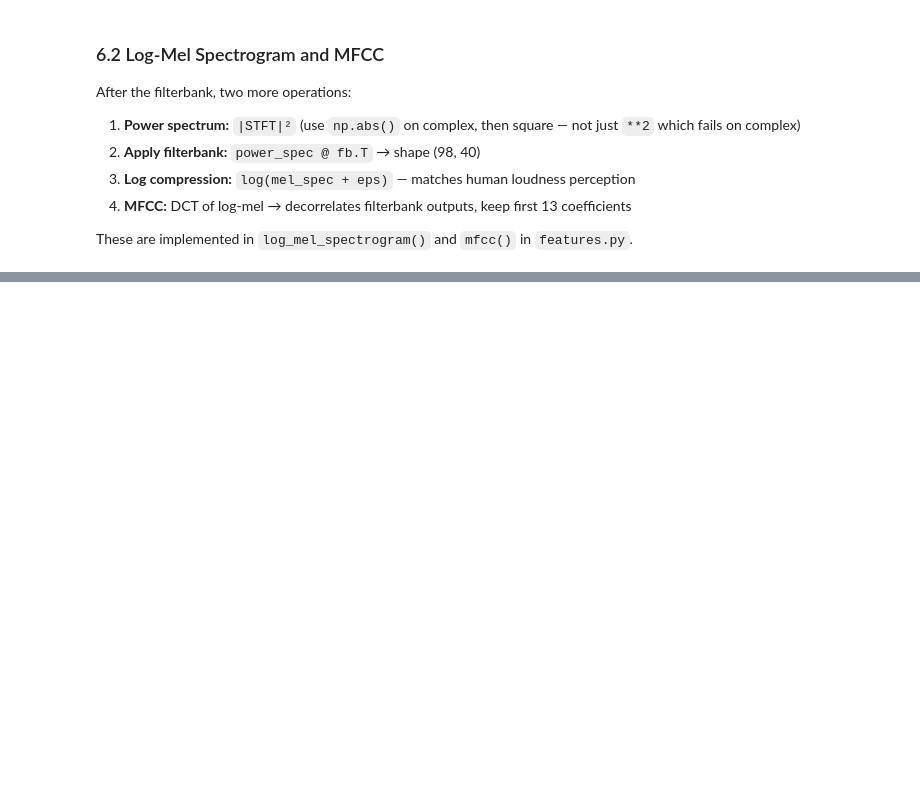
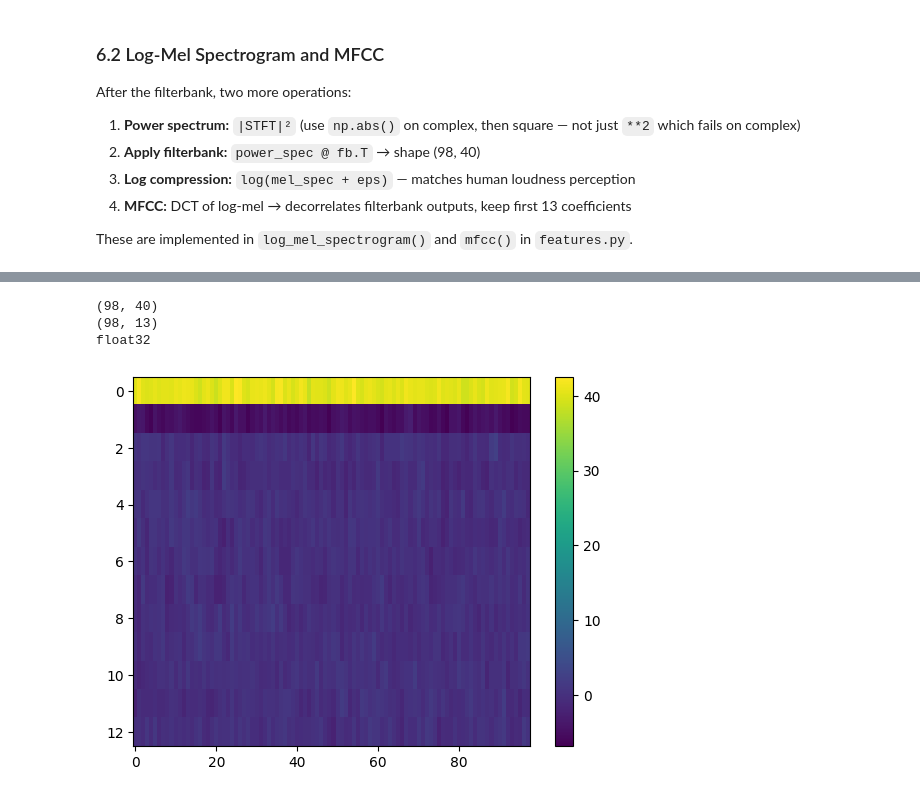
Before and after one commit to FengkaiLiu/my_KWS, a Jupyter notebook: notebooks/01_eda.ipynb, the cells around one changed output, grey strips where cells are left out. Drawn from its saved outputs; the diff is of its cells as text; code cells hidden in the pictures; blank space fills up the shorter version.

```diff
--- a/notebooks/01_eda.ipynb
+++ b/notebooks/01_eda.ipynb
@@ -328,0 +363,4 @@ These are implemented in `log_mel_spectrogram()` and `mfcc()` in `features.py`.
+# %%
+def mfcc(log_mel:np.ndarray, n_mfcc:int = 13) -> np.ndarray:
+    dct_coef = scipy.fft.dct(log_mel, type=2, norm='ortho', axis=1)
+    return dct_coef[:, :n_mfcc]
@@ -328,0 +518,17 @@ These are implemented in `log_mel_spectrogram()` and `mfcc()` in `features.py`.
+# %%
+#mel/mfcc
+log_mel = log_mel_spectrogram(np.random.randn(16000).astype(np.float32))
+print(log_mel.shape)    #(98, 40)
+
+m = mfcc(log_mel)
+print(m.shape)          #(98, 13)
+print(m.dtype)          #float32
+
+plt.imshow(m.T, aspect='auto')
+plt.colorbar()
+plt.show()
+# %% [output]
+(98, 40)
+(98, 13)
+float32
+[figure, added]
```
Also changed, not shown: parts of 31 cells of this notebook, 1 other file.
